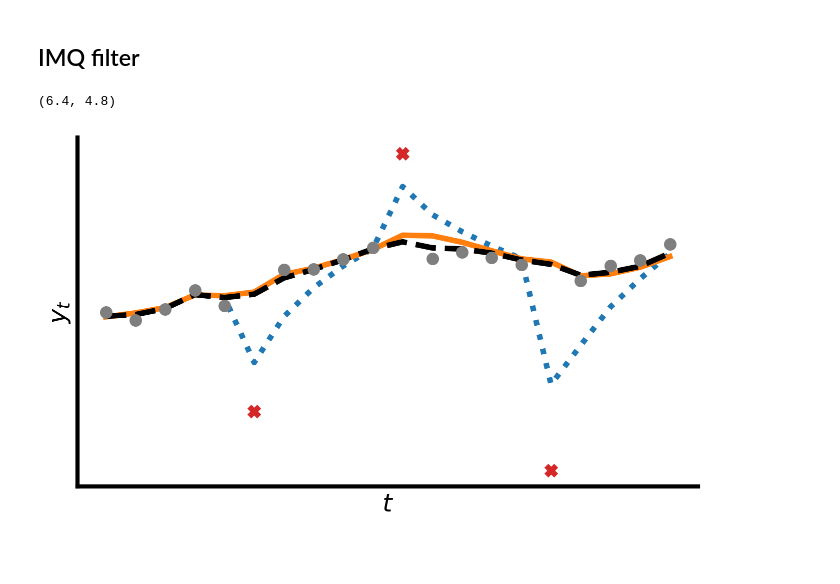
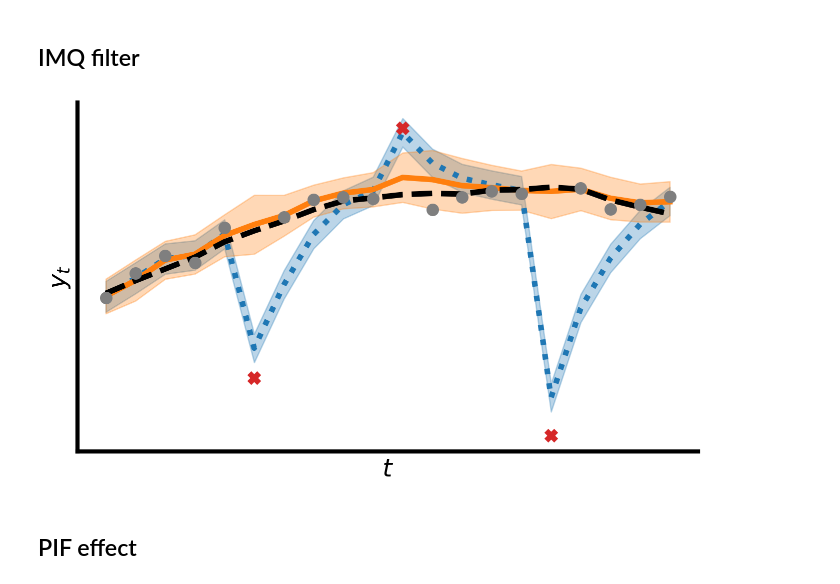
Before and after one commit to gerdm/weighted-likelihood-filter, a Jupyter notebook: experiments/intro-fig.ipynb, the cells around one changed output. Cells and saved outputs as stored; diff of their text form; code cells hidden in the pictures; blank space fills up the shorter version.

```diff
--- a/experiments/intro-fig.ipynb
+++ b/experiments/intro-fig.ipynb
@@ -74,13 +74,7 @@ agent_kf = kf.KalmanFilter(
 
 init_bel = agent_kf.init_bel(initial_mean, cov=1.0)
 
-bel, filter_noisy = agent_kf.scan(
+bel, hist_noisy = agent_kf.scan(
     init_bel, measurements, dgen.projection_matrix,
-    callbacks.get_updated_mean
+    callback
 )
-
-
-bel, filter_clean = agent_kf.scan(
-    init_bel, measurements_clean, dgen.projection_matrix,
-    callbacks.get_updated_mean
-)
@@ -101,8 +84,12 @@ Text(0.5, 0, 'time')
 def link(z, _):
     mean = dgen.projection_matrix @ z
     return mean
+
+
+def callback(bel_update, bel_prev, y, x):
+    return bel_update
 # %%
-soft_threshold = 2.5
+soft_threshold = 2.0
 
 agent_imq = gbf.IMQFilter(
     link,
@@ -113,32 +100,51 @@ agent_imq = gbf.IMQFilter(
 )
 
 init_bel = agent_imq.init_bel(initial_mean, cov=1.0)
-_, hist = agent_imq.scan(init_bel, measurements, jnp.ones(n_steps), callback_fn=callbacks.get_updated_mean)
+_, hist = agent_imq.scan(init_bel, measurements, jnp.ones(n_steps), callback_fn=callback)
 # %%
 plt.rcParams["axes.spines.right"] = False
 plt.rcParams["axes.spines.top"] = False
 plt.rcParams["axes.linewidth"] = 3
-# %%
-fig.get_figwidth(), fig.get_figheight()
-# %% [output]
-(6.4, 4.8)
+# %%
+xrange = jnp.arange(0, n_steps)
 # %%
 lw = 4
+ix = 0
 fig, ax = plt.subplots(figsize=(6.4 * 1.1, 4.8 * 0.9))
-plt.plot(filter_noisy[:, ix], c="C0", label="KF", linewidth=lw, linestyle="dotted")
-plt.plot(hist[:, ix], c="C1", label="WLF", linewidth=lw)
-plt.plot(filter_clean[:, ix], c="black", linestyle="--", label="KF-clean", linewidth=lw)
 
+y = measurements[:, ix]
+
+std_kf = jnp.sqrt(hist_noisy.cov[:, ix, ix])
+std_wlkf = jnp.sqrt(hist.covariance[:, ix, ix])
+
+
+ubound =  hist_noisy.mean[:, ix] + 2  * std_kf
+lbound =  hist_noisy.mean[:, ix] - 2 * std_kf
+plt.fill_between(xrange, ubound, lbound, color="C0", alpha=0.3)
+plt.plot(xrange, hist_noisy.mean[:, ix], c="C0", label="KF", linewidth=lw, linestyle="dotted")
+
+
+ubound =  hist.mean[:, ix] + 2 * std_wlkf
+lbound =  hist.mean[:, ix] - 2 * std_wlkf
+plt.fill_between(xrange, ubound, lbound, color="C1", alpha=0.3)
+plt.plot(xrange, hist.mean[:, ix], c="C1", label="WLF", linewidth=lw)
+
+
+plt.plot(xrange, state[:, ix], c="black", linestyle="--", label="KF-clean", linewidth=lw)
+
+# Plot outliers
 plt.plot(xrange[~is_outlier], y[~is_outlier], c="tab:gray", marker="o", linewidth=0, markersize=8)
 plt.scatter(xout, yout, c="tab:red", zorder=3, s=50, marker="x", linewidth=4)
 
 # plt.grid(alpha=0.3)
 plt.xticks([])
 plt.yticks([])
 plt.ylabel("$y_t$")
 plt.xlabel("$t$")
 plt.tight_layout()
 plt.savefig("./figures/intro-plot.png", dpi=300)
 # plt.legend(loc="upper left", fontsize=13)
 # %% [output]
-[figure, old version]
+[figure, new version]
+# %% [markdown]
+## PIF effect
```
Also changed, not shown: parts of 9 cells of this notebook.
